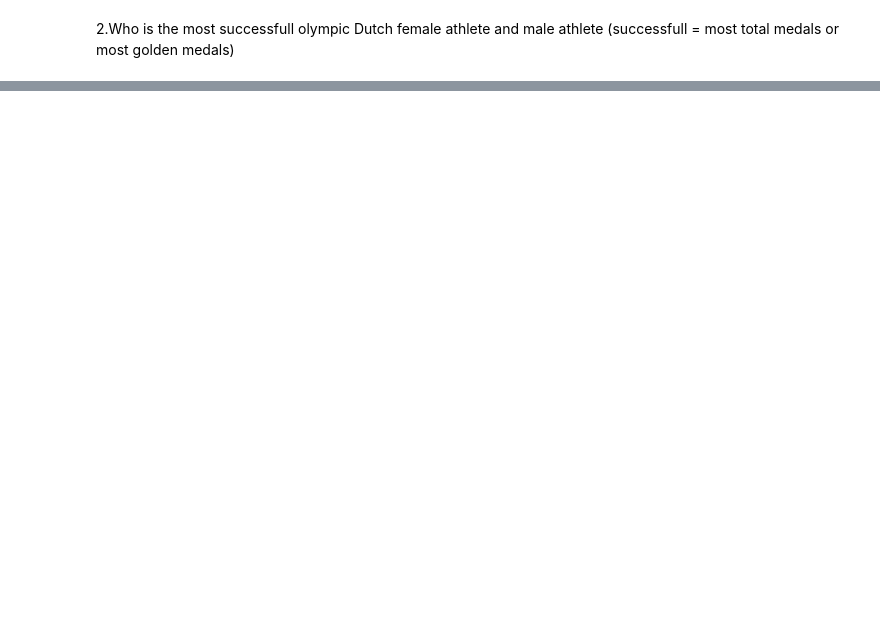
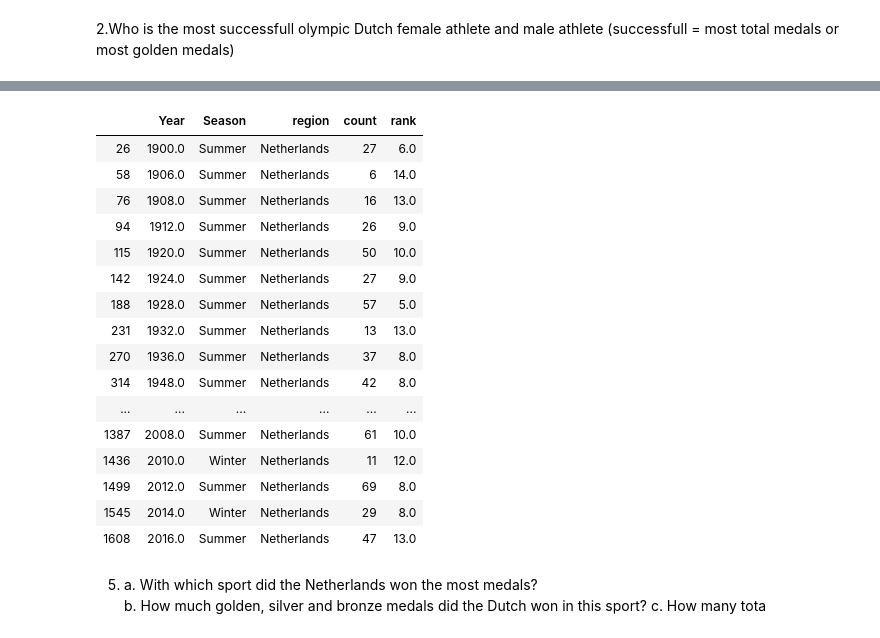
Before and after one commit to Mynameiscarol/Pyladies_Capstone_team6, a Jupyter notebook: Capstone_Project_Group6_Olympics_V2_Caroliene.ipynb, the cells around one changed output, grey strips where cells are left out. Saved outputs shown, nothing was run; the diff lists cells and outputs as text; code cells hidden in the pictures; blank space fills up the shorter version.

```diff
--- a/Capstone_Project_Group6_Olympics_V2_Caroliene.ipynb
+++ b/Capstone_Project_Group6_Olympics_V2_Caroliene.ipynb
@@ -267,0 +254,3 @@ The most medals of Dutch olympic athletes corrected for number of games were won
+# %%
+df_medals_tot = df.groupby( ['Year','Season','region'] ).size().to_frame(name = 'count').reset_index()
+df_medals_tot
@@ -267,0 +292,27 @@ The most medals of Dutch olympic athletes corrected for number of games were won
+# %%
+df_medals_tot['rank'] = df_medals_tot.groupby(['Year','Season'])['count'].rank('dense', ascending=False)
+rank_NL = df_medals_tot.loc[df_medals_tot['region'] == 'Netherlands']
+rank_NL_sorted = rank_NL.sort_values(by=['Year'])
+rank_NL_sorted
+# %% [output]
+|  | Year | Season | region | count | rank |
+| 26 | 1900.0 | Summer | Netherlands | 27 | 6.0 |
+| 58 | 1906.0 | Summer | Netherlands | 6 | 14.0 |
+| 76 | 1908.0 | Summer | Netherlands | 16 | 13.0 |
+| 94 | 1912.0 | Summer | Netherlands | 26 | 9.0 |
+| 115 | 1920.0 | Summer | Netherlands | 50 | 10.0 |
+| 142 | 1924.0 | Summer | Netherlands | 27 | 9.0 |
+| 188 | 1928.0 | Summer | Netherlands | 57 | 5.0 |
+| 231 | 1932.0 | Summer | Netherlands | 13 | 13.0 |
+| 270 | 1936.0 | Summer | Netherlands | 37 | 8.0 |
+| 314 | 1948.0 | Summer | Netherlands | 42 | 8.0 |
+| ... | ... | ... | ... | ... | ... |
+| 1387 | 2008.0 | Summer | Netherlands | 61 | 10.0 |
+| 1436 | 2010.0 | Winter | Netherlands | 11 | 12.0 |
+| 1499 | 2012.0 | Summer | Netherlands | 69 | 8.0 |
+| 1545 | 2014.0 | Winter | Netherlands | 29 | 8.0 |
+| 1608 | 2016.0 | Summer | Netherlands | 47 | 13.0 |
+# %% [markdown]
+5. a. With which sport did the Netherlands won the most medals? <br>
+   b. How much golden, silver and bronze medals did the Dutch won in this sport?
+   c. How many tota
```
Also changed, not shown: parts of 18 cells of this notebook.
